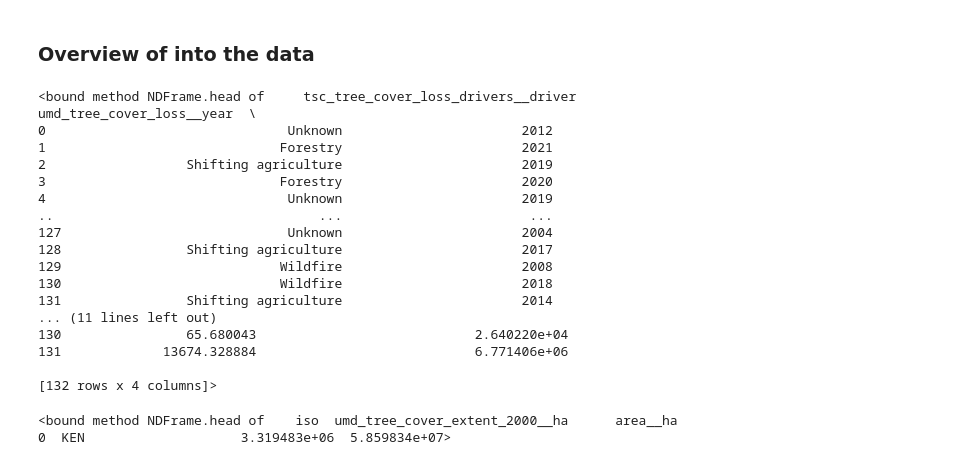
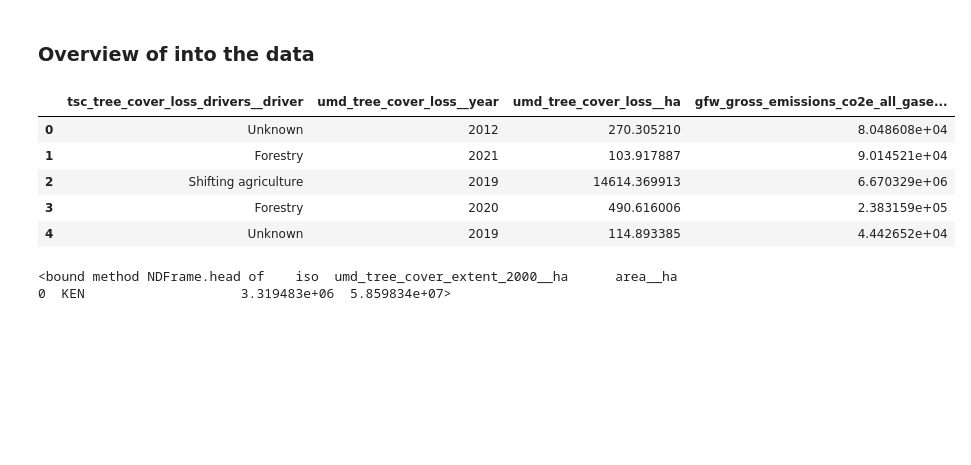
Before and after one commit to JosephRidge/ClimateChange-GHG, a Jupyter notebook: app.ipynb, the cells around one changed output. Cells and saved outputs as stored; diff of their text form; code cells hidden in the pictures; blank space fills up the shorter version.

Commit message:
data exploration

```diff
--- a/app.ipynb
+++ b/app.ipynb
@@ -23,28 +20,17 @@ import seaborn as sns
 # %% [markdown]
 #### Focuses on the Annual Tree cover loss by dominant driver in Kenya
 # %%
-forest_cover_loss = pd.read_csv("data/Forest Cover/Annual tree cover loss by dominant driver in Kenya/treecover_loss__ha.csv")
-forest_cover_extent = pd.read_csv("data/Forest Cover/Annual tree cover loss by dominant driver in Kenya/treecover_extent_2000__ha.csv")
+forest_cover_loss = dp.readCSV("data/Forest Cover/Annual tree cover loss by dominant driver in Kenya/treecover_loss__ha.csv")
+forest_cover_extent = dp.readCSV("data/Forest Cover/Annual tree cover loss by dominant driver in Kenya/treecover_extent_2000__ha.csv")
 # %% [markdown]
 ### Overview of into the data
 # %%
-forest_cover_loss.head
+forest_cover_loss.head()
 # %% [output]
-<bound method NDFrame.head of     tsc_tree_cover_loss_drivers__driver  umd_tree_cover_loss__year  \
-0                               Unknown                       2012
-1                              Forestry                       2021
-2                  Shifting agriculture                       2019
-3                              Forestry                       2020
-4                               Unknown                       2019
-..                                  ...                        ...
-127                             Unknown                       2004
-128                Shifting agriculture                       2017
-129                            Wildfire                       2008
-130                            Wildfire                       2018
-131                Shifting agriculture                       2014
-... (11 lines left out)
-130                65.680043                            2.640220e+04
-131             13674.328884                            6.771406e+06
-
-[132 rows x 4 columns]>
+|  | tsc_tree_cover_loss_drivers__driver | umd_tree_cover_loss__year | umd_tree_cover_loss__ha | gfw_gross_emissions_co2e_all_gase... |
+| 0 | Unknown | 2012 | 270.305210 | 8.048608e+04 |
+| 1 | Forestry | 2021 | 103.917887 | 9.014521e+04 |
+| 2 | Shifting agriculture | 2019 | 14614.369913 | 6.670329e+06 |
+| 3 | Forestry | 2020 | 490.616006 | 2.383159e+05 |
+| 4 | Unknown | 2019 | 114.893385 | 4.442652e+04 |
 # %%
```
Also changed, not shown: parts of 7 cells of this notebook, 1 other file.
